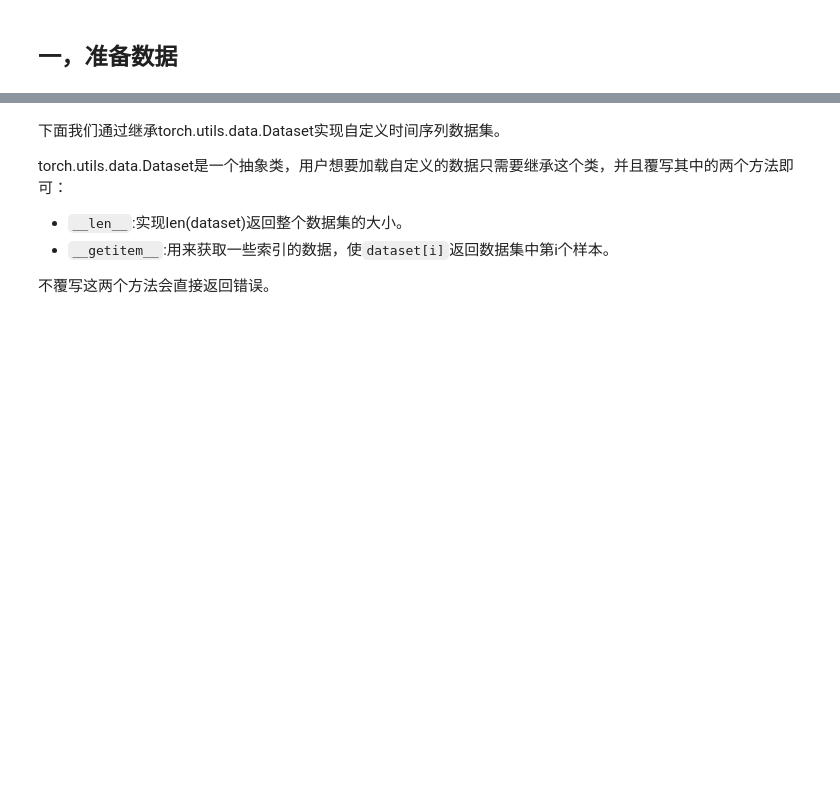
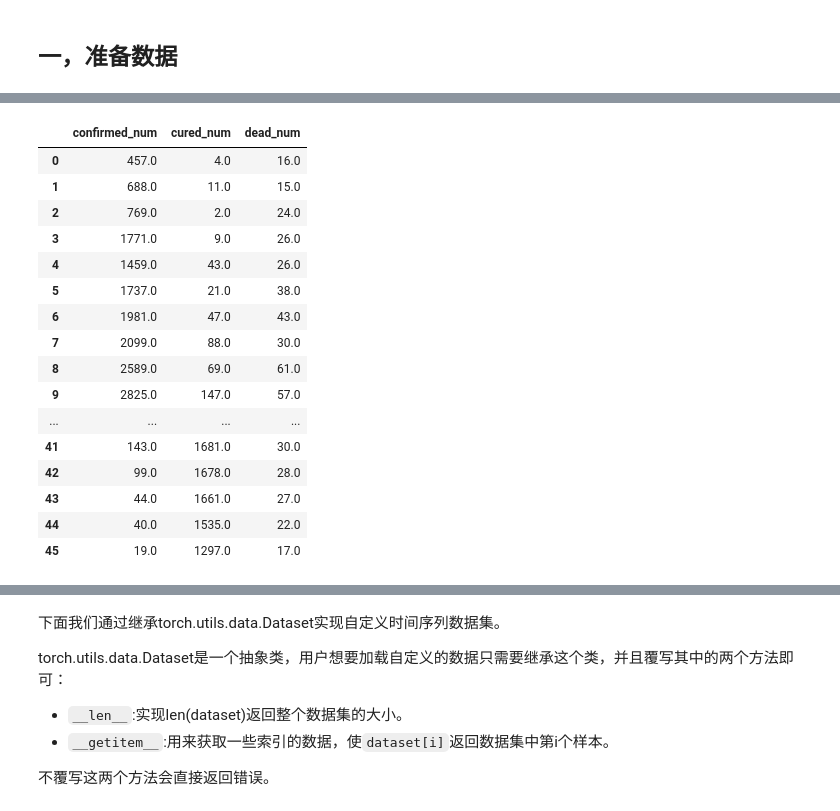
Before and after one commit to xieb03/eat_pytorch_in_20_days, a Jupyter notebook: 1-4,时间序列数据建模流程范例.ipynb, the cells around one changed output, grey strips where cells are left out. Drawn from its saved outputs; the diff is of its cells as text; code cells hidden in the pictures; blank space fills up the shorter version.

```diff
--- a/1-4,时间序列数据建模流程范例.ipynb
+++ b/1-4,时间序列数据建模流程范例.ipynb
@@ -90,7 +116,25 @@ dfdiff = dfdiff.drop("date",axis = 1).astype("float32")
 # %% [markdown]
 ![](./data/1-4-新增曲线.png)
 # %%
-dfdiff.head()
+dfdiff
+# %% [output]
+|  | confirmed_num | cured_num | dead_num |
+| 0 | 457.0 | 4.0 | 16.0 |
+| 1 | 688.0 | 11.0 | 15.0 |
+| 2 | 769.0 | 2.0 | 24.0 |
+| 3 | 1771.0 | 9.0 | 26.0 |
+| 4 | 1459.0 | 43.0 | 26.0 |
+| 5 | 1737.0 | 21.0 | 38.0 |
+| 6 | 1981.0 | 47.0 | 43.0 |
+| 7 | 2099.0 | 88.0 | 30.0 |
+| 8 | 2589.0 | 69.0 | 61.0 |
+| 9 | 2825.0 | 147.0 | 57.0 |
+| ... | ... | ... | ... |
+| 41 | 143.0 | 1681.0 | 30.0 |
+| 42 | 99.0 | 1678.0 | 28.0 |
+| 43 | 44.0 | 1661.0 | 27.0 |
+| 44 | 40.0 | 1535.0 | 22.0 |
+| 45 | 19.0 | 1297.0 | 17.0 |
 # %% [markdown]
 ![](./data/1-4-dfdiff.png)
 # %% [markdown]
```
Also changed, not shown: parts of 46 cells of this notebook, 1 other file.
